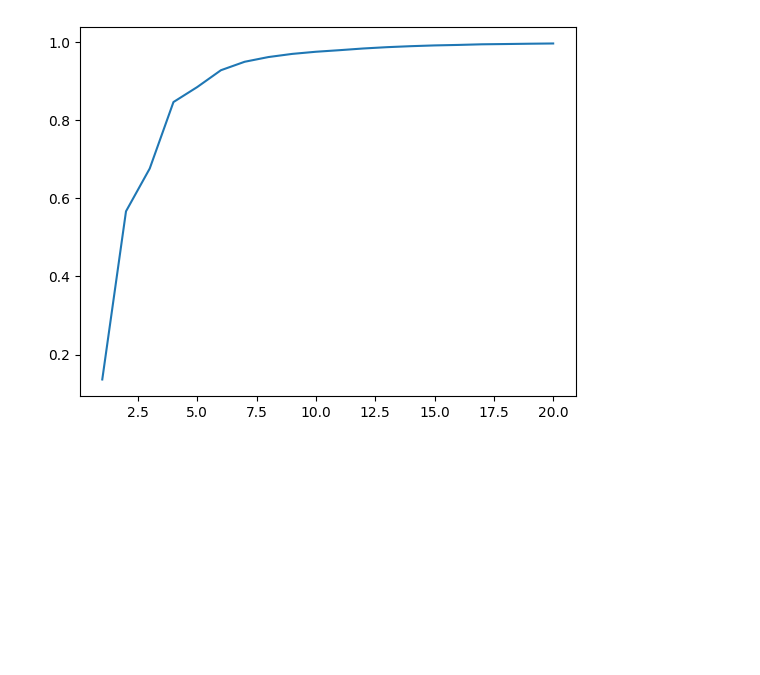
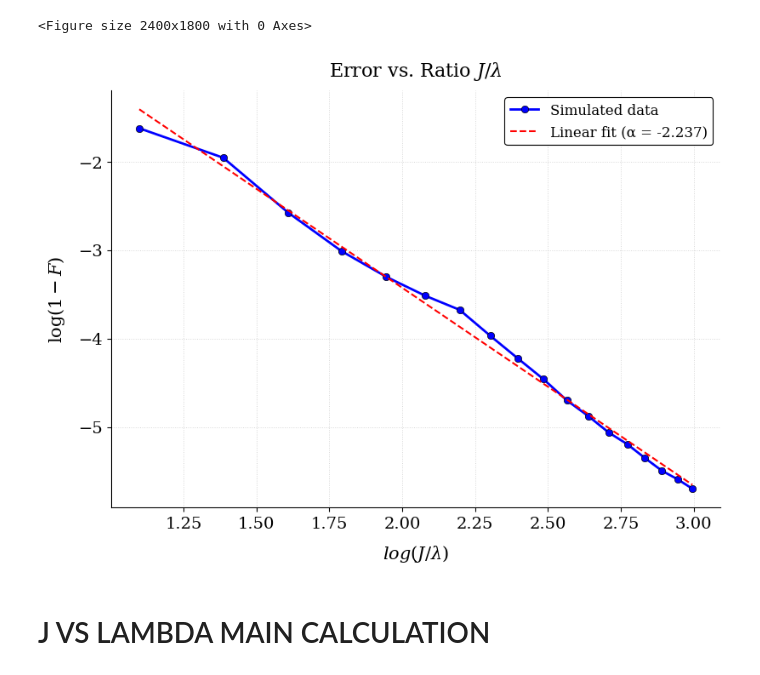
Before and after one commit to OsQarM/quantum_state_transfer, a Jupyter notebook: J_lambda_test.ipynb, the cells around one changed output. Drawn from its saved outputs; the diff is of its cells as text; code cells hidden in the pictures; blank space fills up the shorter version.

Commit message:
created data generation and post-processing

```diff
--- a/J_lambda_test.ipynb
+++ b/J_lambda_test.ipynb
@@ -83,5 +85,5 @@ plots.plot_test_z_expectations(magnetizations, N, f'{z_plot_directory}{z_filenam
 # %%
-def initialize_system(state_dictionary, N, lmd, J):
+def initialize_system(state_dictionary, N):
     initial_state = md.crate_domain_wall_state(state_dictionary, register='Alice')
     final_state   = md.crate_domain_wall_state(state_dictionary, register='Bob')
 
@@ -107,5 +109,11 @@ def build_hamiltonians(N, lmd, J, reg_size):
                         )
 
     return H_transport, H_reset
+
+
+def calculate_logs(x_data, y_data):
+    log_axis = [np.log(i) for i in x_data]
+    log_error = [np.log(1-i) for i in y_data]
+    return log_axis, log_error
 # %%
 #Constant simulation parameters
@@ -139,3 +170,5 @@ dh.save_plot_data_to_csv(ratios, maximum_fidelities, f'data_files/ratios/{ratio_
 # %%
-1, values_1 = dh.read_plot_data_from_csv("data_files/ratio/J_vs_lambda_1.csv")
+ratios_1, values_1, recovered_filename = dh.read_plot_data_from_csv(f"data_files/ratios/{ratio_filename}.csv")
+
+log_ratios_1, log_errors_1 = calculate_logs(ratios_1, values_1)
 # %%
@@ -148,5 +179,7 @@ ratio_N10_J0.4544_L0.023_1_1_20250917_094427
 # %%
-plt.plot(ratios, maximum_fidelities)
-plt.show()
+plots.plot_ratios_trend_slope(x_data=log_ratios_1[2:], y_data=log_errors_1[2:],log_scale=False, filepath=f'figures/ratios/{recovered_filename}')
 # %% [output]
+<Figure size 2400x1800 with 0 Axes>
-[figure, old version]
+[figure, new version]
+# %% [markdown]
+# J VS LAMBDA MAIN CALCULATION
```
Also changed, not shown: parts of 7 cells of this notebook, 2 other files.
